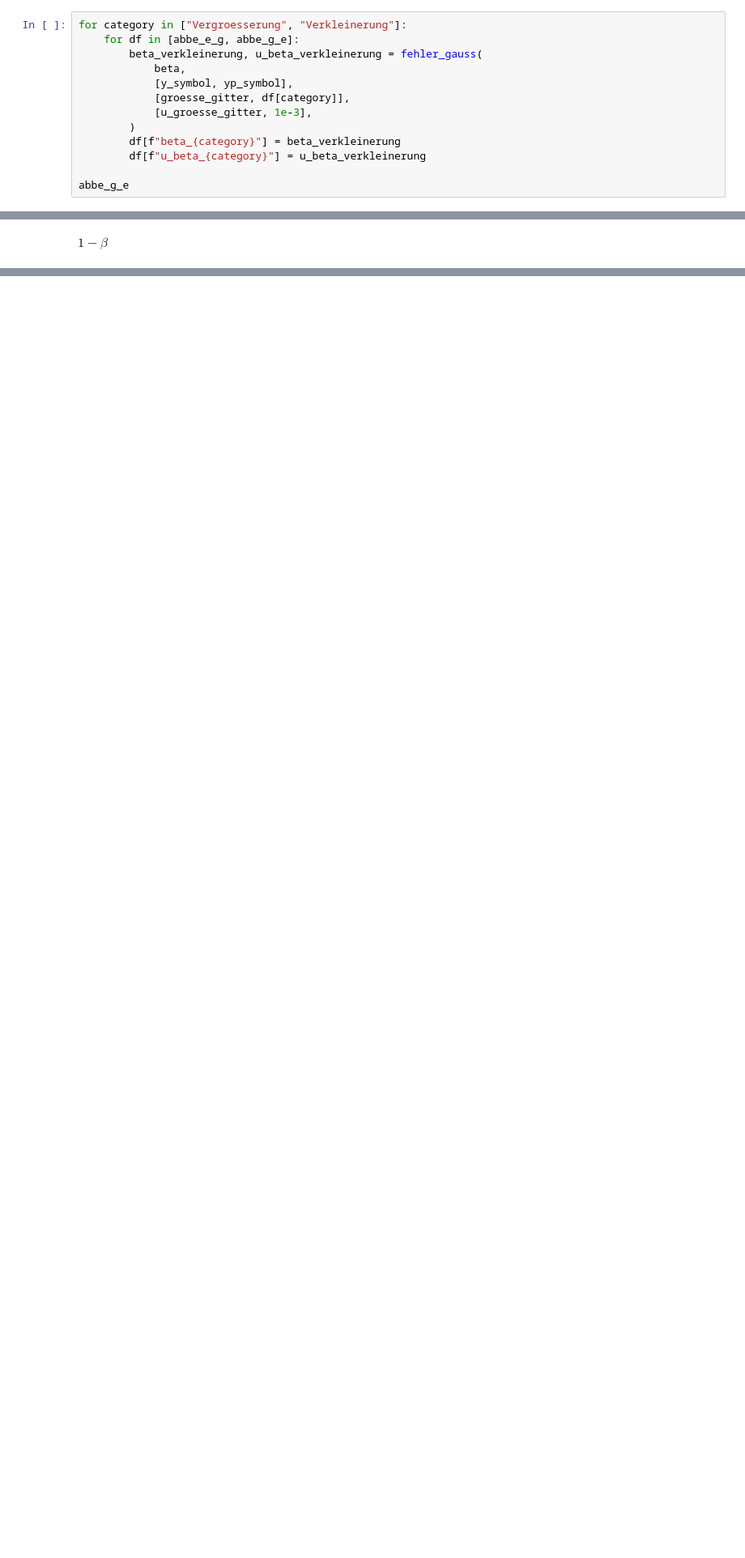
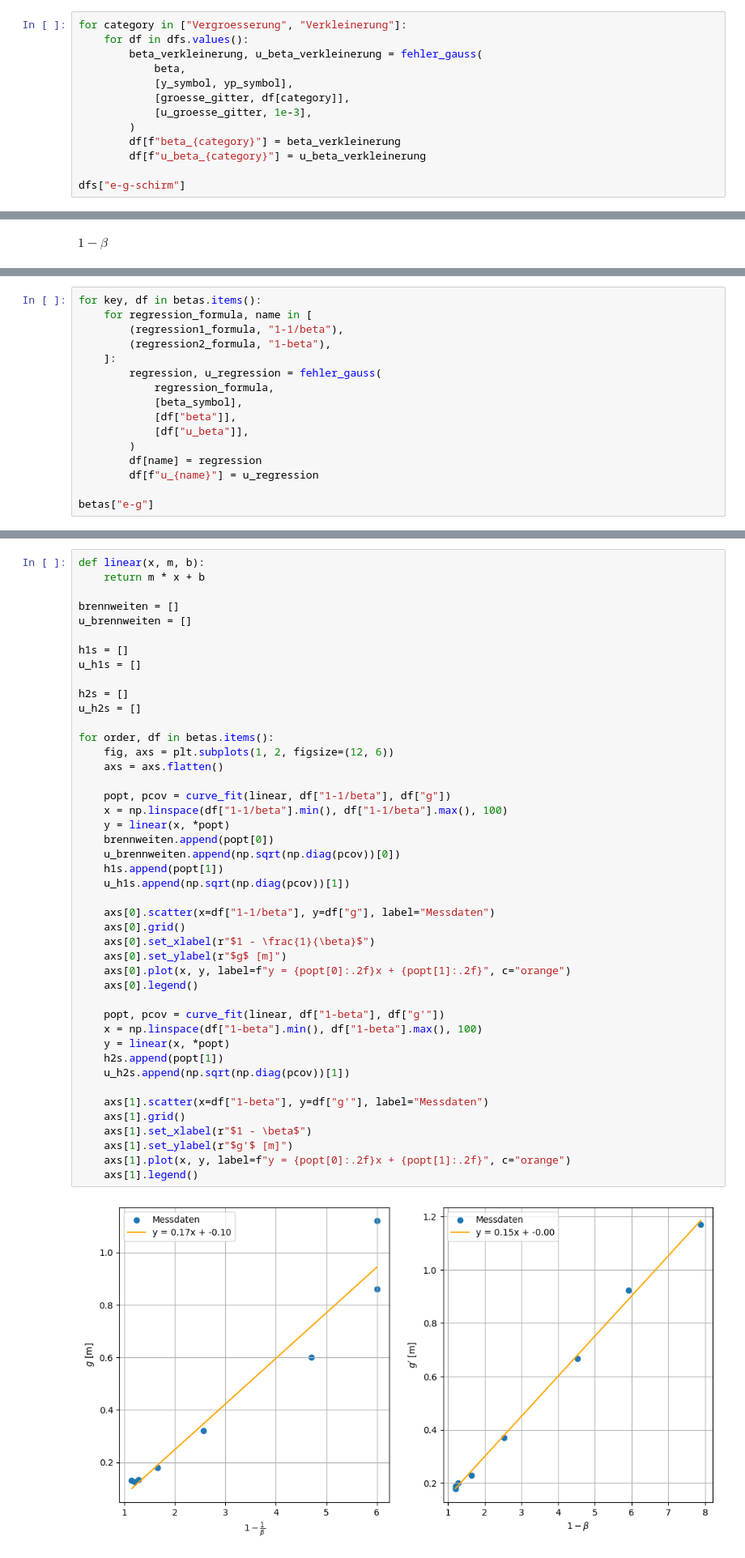
Before and after one commit to RombusBombus/AP3, a Jupyter notebook: OPA/OPA.ipynb, the cells around one changed output, grey strips where cells are left out. Shown: that part at 81% size. Cells and saved outputs as stored; diff of their text form; blank space fills up the shorter version.

Commit message:
abbe is scheise

```diff
--- a/OPA/OPA.ipynb
+++ b/OPA/OPA.ipynb
@@ -335,7 +295,7 @@ beta
 $\displaystyle \frac{y'}{y}$
 # %%
 for category in ["Vergroesserung", "Verkleinerung"]:
-    for df in [abbe_e_g, abbe_g_e]:
+    for df in dfs.values():
         beta_verkleinerung, u_beta_verkleinerung = fehler_gauss(
             beta,
             [y_symbol, yp_symbol],
@@ -345,6 +305,6 @@ for category in ["Vergroesserung", "Verkleinerung"]:
         df[f"beta_{category}"] = beta_verkleinerung
         df[f"u_beta_{category}"] = u_beta_verkleinerung
 
-abbe_g_e
+dfs["e-g-schirm"]
 # %% [output]
 |  | Schirm | Vergroesserung | Position G | Verkleinerung | Position G.1 | g_Vergroesserung | g_Verkleinerung | ... |
@@ -464,0 +350,16 @@ h2 = -0.11 +- 0.02
+# %%
+for key, df in betas.items():
+    for regression_formula, name in [
+        (regression1_formula, "1-1/beta"),
+        (regression2_formula, "1-beta"),
+    ]:
+        regression, u_regression = fehler_gauss(
+            regression_formula,
+            [beta_symbol],
+            [df["beta"]],
+            [df["u_beta"]],
+        )
+        df[name] = regression
+        df[f"u_{name}"] = u_regression
+
+betas["e-g"]
@@ -464,0 +376,46 @@ h2 = -0.11 +- 0.02
+# %%
+def linear(x, m, b):
+    return m * x + b
+
+brennweiten = []
+u_brennweiten = []
+
+h1s = []
+u_h1s = []
+
+h2s = []
+u_h2s = []
+
+for order, df in betas.items():
+    fig, axs = plt.subplots(1, 2, figsize=(12, 6))
+    axs = axs.flatten()
+
+    popt, pcov = curve_fit(linear, df["1-1/beta"], df["g"])
+    x = np.linspace(df["1-1/beta"].min(), df["1-1/beta"].max(), 100)
+    y = linear(x, *popt)
+    brennweiten.append(popt[0])
+    u_brennweiten.append(np.sqrt(np.diag(pcov))[0])
+    h1s.append(popt[1])
+    u_h1s.append(np.sqrt(np.diag(pcov))[1])
+
+    axs[0].scatter(x=df["1-1/beta"], y=df["g"], label="Messdaten")
+    axs[0].grid()
+    axs[0].set_xlabel(r"$1 - \frac{1}{\beta}$")
+    axs[0].set_ylabel(r"$g$ [m]")
+    axs[0].plot(x, y, label=f"y = {popt[0]:.2f}x + {popt[1]:.2f}", c="orange")
+    axs[0].legend()
+
+    popt, pcov = curve_fit(linear, df["1-beta"], df["g'"])
+    x = np.linspace(df["1-beta"].min(), df["1-beta"].max(), 100)
+    y = linear(x, *popt)
+    h2s.append(popt[1])
+    u_h2s.append(np.sqrt(np.diag(pcov))[1])
+
+    axs[1].scatter(x=df["1-beta"], y=df["g'"], label="Messdaten")
+    axs[1].grid()
+    axs[1].set_xlabel(r"$1 - \beta$")
+    axs[1].set_ylabel(r"$g'$ [m]")
+    axs[1].plot(x, y, label=f"y = {popt[0]:.2f}x + {popt[1]:.2f}", c="orange")
+    axs[1].legend()
+# %% [output]
+[figure, added]
```
Also changed, not shown: parts of 15 cells of this notebook.
